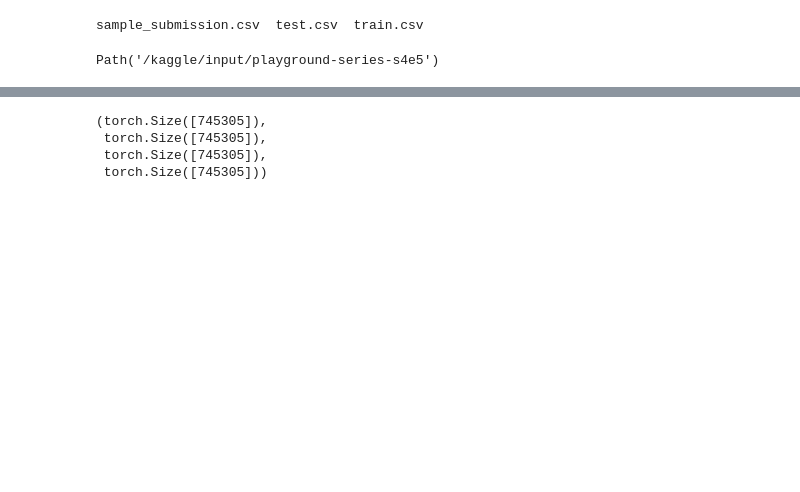
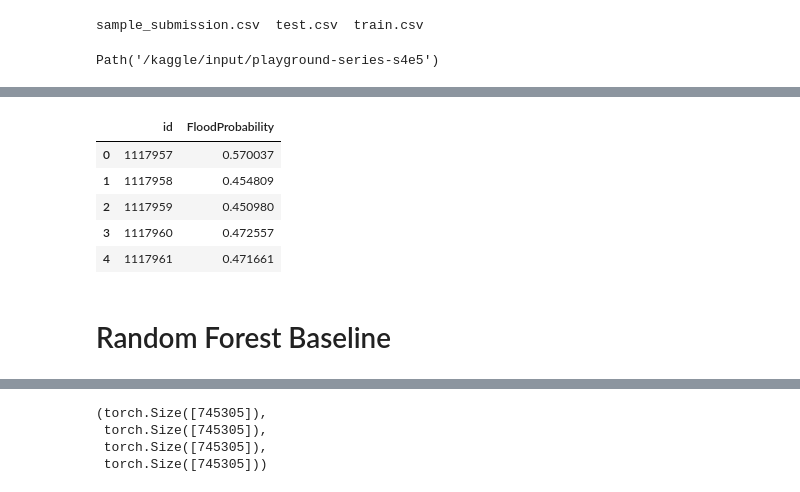
Before and after one commit to rubanzasilva/flood_prediction, a Jupyter notebook: s04e05-fastai.ipynb, the cells around one changed output, grey strips where cells are left out. Drawn from its saved outputs; the diff is of its cells as text; code cells hidden in the pictures; blank space fills up the shorter version.

Commit message:
Kaggle Notebook | s04e05_fastai | nn_preds

```diff
--- a/s04e05-fastai.ipynb
+++ b/s04e05-fastai.ipynb
@@ -157,6 +203,0 @@ nn_preds_z = a_preds.squeeze()
-# %%
-dl = learn.dls.test_dl(test_df)
-nn_preds = learn.get_preds(dl=dl)
-nn_preds_x = learn.get_preds()[0]
-a_preds, b_preds = learn.get_preds(dl=dl)
-nn_preds_y = a_preds.squeeze(1)
@@ -176,0 +212,4 @@ r2_score(y_test,nn_preds_x)
+# %%
+target_preds = nn_preds[0]
+# %%
+test_df['FloodProbability'] = target_preds
@@ -176,0 +232,15 @@ r2_score(y_test,nn_preds_x)
+# %%
+test_df['FloodProbability'] = target_preds
+test_df.to_csv('submission.csv', columns=['FloodProbability'], index=True)
+
+submission = pd.read_csv('submission.csv')
+submission.head()
+# %% [output]
+|  | id | FloodProbability |
+| 0 | 1117957 | 0.570037 |
+| 1 | 1117958 | 0.454809 |
+| 2 | 1117959 | 0.450980 |
+| 3 | 1117960 | 0.472557 |
+| 4 | 1117961 | 0.471661 |
+# %% [markdown]
+# Random Forest Baseline
```
Also changed, not shown: parts of 57 cells of this notebook.
